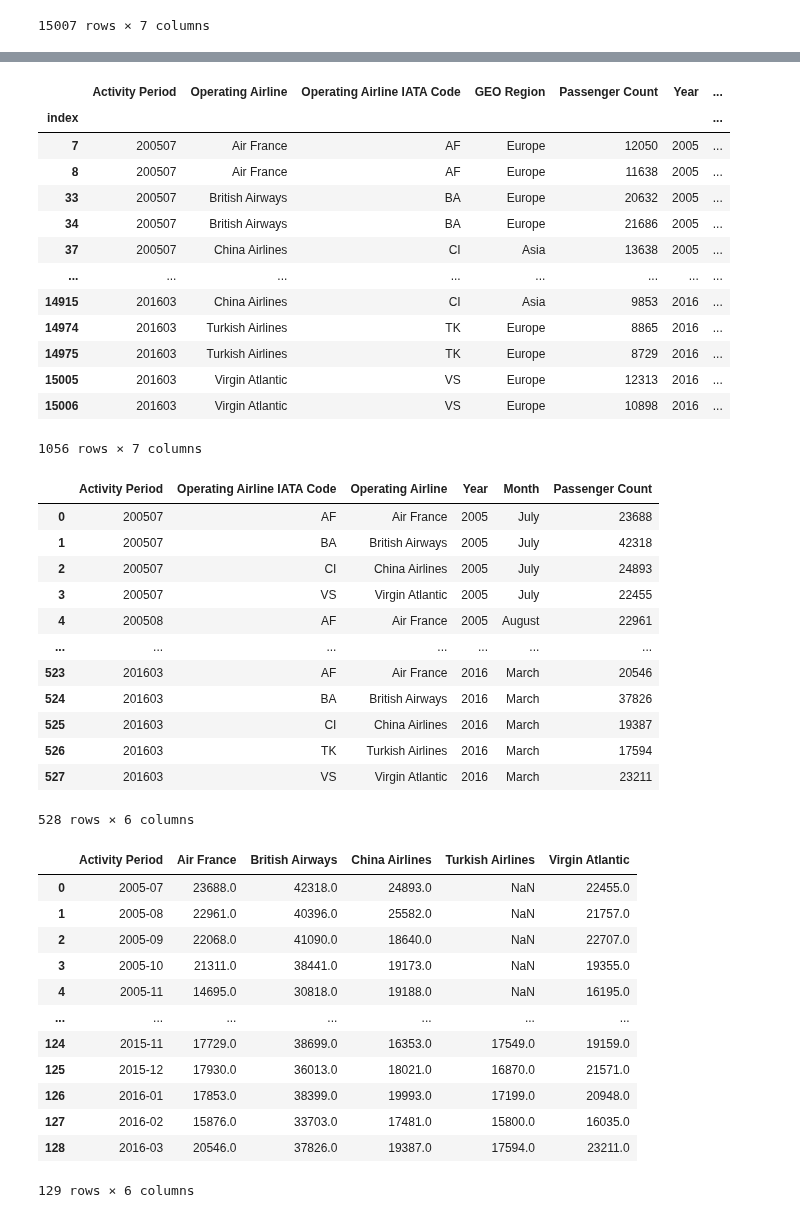
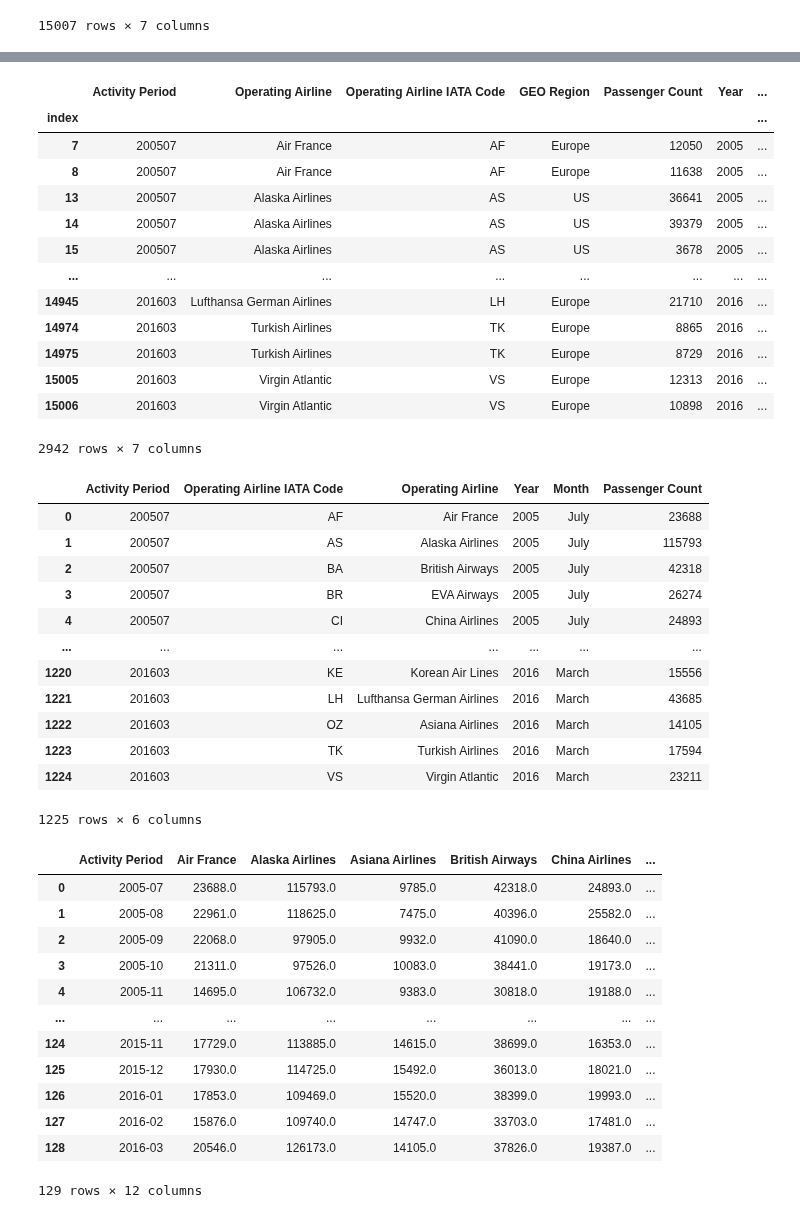
Before and after one commit to czarkom/zmwd_project, a Jupyter notebook: projekt_1_team_6.ipynb, the cells around one changed output, grey strips where cells are left out. Saved outputs shown, nothing was run; the diff lists cells and outputs as text; code cells hidden in the pictures.

```diff
--- a/projekt_1_team_6.ipynb
+++ b/projekt_1_team_6.ipynb
@@ -5,7 +13,7 @@ import pandas as pd
 import plotly.express as px
 import datetime
 
-df = pd.read_csv('air_traffic.csv', index_col="index")
+df = pd.read_csv('Air_Traffic_Passenger_Statistics.csv', index_col="index")
 df_airlines = df.drop(columns=["Published Airline", "Published Airline IATA Code", "GEO Summary", "Price Category Code", "Terminal", "Boarding Area", "Adjusted Activity Type Code", "Adjusted Passenger Count", "Activity Type Code"])
 df_airlines
 # %% [output]
@@ -26,24 +79,24 @@ df_airlines
 # %%
 # Let's select a few airlines to plot its data
-selected_airlines = ["China Airlines", "Air France", "Virgin Atlantic", "British Airways", "Turkish Airlines"]
+selected_airlines = ["China Airlines", "Air France", "Virgin Atlantic", "British Airways", "Turkish Airlines", "Asiana Airlines", "Korean Air Lines", "Lufthansa German Airlines","EVA Airways","Alaska Airlines","WestJet Airlines"]
 
 df_airlines_selected = df_airlines[df_airlines["Operating Airline"].isin(selected_airlines)]
 df_airlines_selected
 # %% [output]
 |  | Activity Period | Operating Airline | Operating Airline IATA Code | GEO Region | Passenger Count | Year | ... |
 | index |  |  |  |  |  |  | ... |
 | 7 | 200507 | Air France | AF | Europe | 12050 | 2005 | ... |
 | 8 | 200507 | Air France | AF | Europe | 11638 | 2005 | ... |
-| 33 | 200507 | British Airways | BA | Europe | 20632 | 2005 | ... |
-| 34 | 200507 | British Airways | BA | Europe | 21686 | 2005 | ... |
-| 37 | 200507 | China Airlines | CI | Asia | 13638 | 2005 | ... |
+| 13 | 200507 | Alaska Airlines | AS | US | 36641 | 2005 | ... |
+| 14 | 200507 | Alaska Airlines | AS | US | 39379 | 2005 | ... |
+| 15 | 200507 | Alaska Airlines | AS | US | 3678 | 2005 | ... |
 | ... | ... | ... | ... | ... | ... | ... | ... |
-| 14915 | 201603 | China Airlines | CI | Asia | 9853 | 2016 | ... |
+| 14945 | 201603 | Lufthansa German Airlines | LH | Europe | 21710 | 2016 | ... |
 | 14974 | 201603 | Turkish Airlines | TK | Europe | 8865 | 2016 | ... |
 | 14975 | 201603 | Turkish Airlines | TK | Europe | 8729 | 2016 | ... |
 | 15005 | 201603 | Virgin Atlantic | VS | Europe | 12313 | 2016 | ... |
 | 15006 | 201603 | Virgin Atlantic | VS | Europe | 10898 | 2016 | ... |
-1056 rows × 7 columns
+2942 rows × 7 columns
 # %%
 df_airlines_grouped = df_airlines_selected.groupby(["Activity Period", "Operating Airline IATA Code", "Operating Airline", "Year", "Month"], as_index=False)
 df_airlines_prepared = df_airlines_grouped["Passenger Count"].sum()
@@ -51,35 +104,35 @@ df_airlines_prepared
 # %% [output]
 |  | Activity Period | Operating Airline IATA Code | Operating Airline | Year | Month | Passenger Count |
 | 0 | 200507 | AF | Air France | 2005 | July | 23688 |
-| 1 | 200507 | BA | British Airways | 2005 | July | 42318 |
-| 2 | 200507 | CI | China Airlines | 2005 | July | 24893 |
-| 3 | 200507 | VS | Virgin Atlantic | 2005 | July | 22455 |
-| 4 | 200508 | AF | Air France | 2005 | August | 22961 |
+| 1 | 200507 | AS | Alaska Airlines | 2005 | July | 115793 |
+| 2 | 200507 | BA | British Airways | 2005 | July | 42318 |
+| 3 | 200507 | BR | EVA Airways | 2005 | July | 26274 |
+| 4 | 200507 | CI | China Airlines | 2005 | July | 24893 |
 | ... | ... | ... | ... | ... | ... | ... |
-| 523 | 201603 | AF | Air France | 2016 | March | 20546 |
-| 524 | 201603 | BA | British Airways | 2016 | March | 37826 |
-| 525 | 201603 | CI | China Airlines | 2016 | March | 19387 |
-| 526 | 201603 | TK | Turkish Airlines | 2016 | March | 17594 |
-| 527 | 201603 | VS | Virgin Atlantic | 2016 | March | 23211 |
+| 1220 | 201603 | KE | Korean Air Lines | 2016 | March | 15556 |
+| 1221 | 201603 | LH | Lufthansa German Airlines | 2016 | March | 43685 |
+| 1222 | 201603 | OZ | Asiana Airlines | 2016 | March | 14105 |
+| 1223 | 201603 | TK | Turkish Airlines | 2016 | March | 17594 |
+| 1224 | 201603 | VS | Virgin Atlantic | 2016 | March | 23211 |
-528 rows × 6 columns
+1225 rows × 6 columns
 # %%
 df_converted = df_airlines_prepared.pivot(index='Activity Period', columns='Operating Airline', values='Passenger Count').rename_axis(None, axis=1).reset_index()
 df_converted['Activity Period'] = df_converted["Activity Period"].apply(lambda x: pd.to_datetime(str(x), format='%Y%m').strftime("%Y-%m"))
 df_converted
 # %% [output]
-|  | Activity Period | Air France | British Airways | China Airlines | Turkish Airlines | Virgin Atlantic |
-| 0 | 2005-07 | 23688.0 | 42318.0 | 24893.0 | NaN | 22455.0 |
-| 1 | 2005-08 | 22961.0 | 40396.0 | 25582.0 | NaN | 21757.0 |
-| 2 | 2005-09 | 22068.0 | 41090.0 | 18640.0 | NaN | 22707.0 |
-| 3 | 2005-10 | 21311.0 | 38441.0 | 19173.0 | NaN | 19355.0 |
-| 4 | 2005-11 | 14695.0 | 30818.0 | 19188.0 | NaN | 16195.0 |
-| ... | ... | ... | ... | ... | ... | ... |
-| 124 | 2015-11 | 17729.0 | 38699.0 | 16353.0 | 17549.0 | 19159.0 |
-| 125 | 2015-12 | 17930.0 | 36013.0 | 18021.0 | 16870.0 | 21571.0 |
-| 126 | 2016-01 | 17853.0 | 38399.0 | 19993.0 | 17199.0 | 20948.0 |
-| 127 | 2016-02 | 15876.0 | 33703.0 | 17481.0 | 15800.0 | 16035.0 |
-| 128 | 2016-03 | 20546.0 | 37826.0 | 19387.0 | 17594.0 | 23211.0 |
+|  | Activity Period | Air France | Alaska Airlines | Asiana Airlines | British Airways | China Airlines | ... |
+| 0 | 2005-07 | 23688.0 | 115793.0 | 9785.0 | 42318.0 | 24893.0 | ... |
+| 1 | 2005-08 | 22961.0 | 118625.0 | 7475.0 | 40396.0 | 25582.0 | ... |
+| 2 | 2005-09 | 22068.0 | 97905.0 | 9932.0 | 41090.0 | 18640.0 | ... |
+| 3 | 2005-10 | 21311.0 | 97526.0 | 10083.0 | 38441.0 | 19173.0 | ... |
+| 4 | 2005-11 | 14695.0 | 106732.0 | 9383.0 | 30818.0 | 19188.0 | ... |
+| ... | ... | ... | ... | ... | ... | ... | ... |
+| 124 | 2015-11 | 17729.0 | 113885.0 | 14615.0 | 38699.0 | 16353.0 | ... |
+| 125 | 2015-12 | 17930.0 | 114725.0 | 15492.0 | 36013.0 | 18021.0 | ... |
+| 126 | 2016-01 | 17853.0 | 109469.0 | 15520.0 | 38399.0 | 19993.0 | ... |
+| 127 | 2016-02 | 15876.0 | 109740.0 | 14747.0 | 33703.0 | 17481.0 | ... |
+| 128 | 2016-03 | 20546.0 | 126173.0 | 14105.0 | 37826.0 | 19387.0 | ... |
-129 rows × 6 columns
+129 rows × 12 columns
 # %%
 fig = px.line(df_converted, x="Activity Period", y=df_converted.columns,
               hover_data={"Activity Period": "|%B, %Y"},
```
Also changed, not shown: parts of 15 cells of this notebook.
